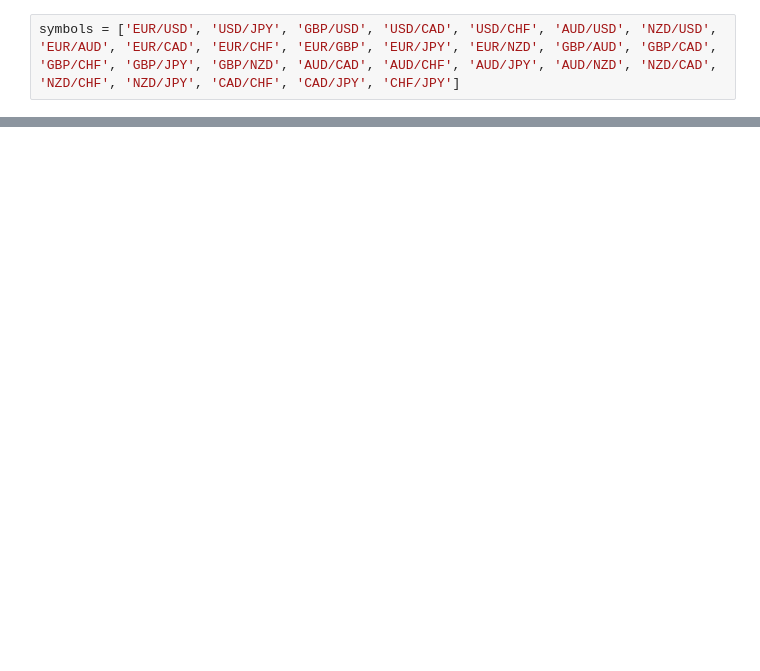
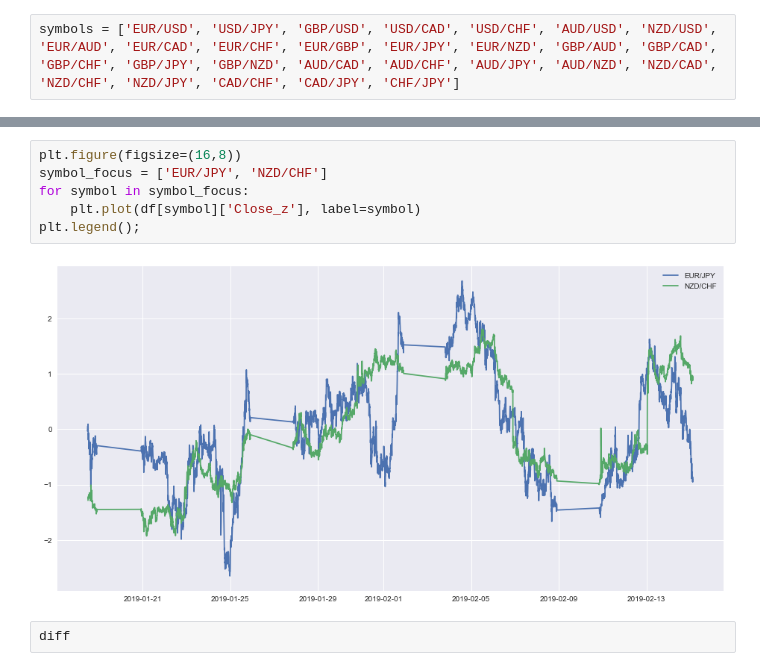
Before and after one commit to ballmdr/blockchain-python, a Jupyter notebook: FXCM/Pairs Trading.ipynb, the cells around one changed output, grey strips where cells are left out. Saved outputs shown, nothing was run; the diff lists cells and outputs as text; blank space fills up the shorter version.

```diff
--- a/FXCM/Pairs Trading.ipynb
+++ b/FXCM/Pairs Trading.ipynb
@@ -112,0 +97,10 @@ for i in range(length):
+# %%
+plt.figure(figsize=(16,8))
+symbol_focus = ['EUR/JPY', 'NZD/CHF']
+for symbol in symbol_focus:
+    plt.plot(df[symbol]['Close_z'], label=symbol)
+plt.legend();
+# %% [output]
+[figure, added]
+# %%
+diff
```
Also changed, not shown: parts of 13 cells of this notebook, 2 other files.
